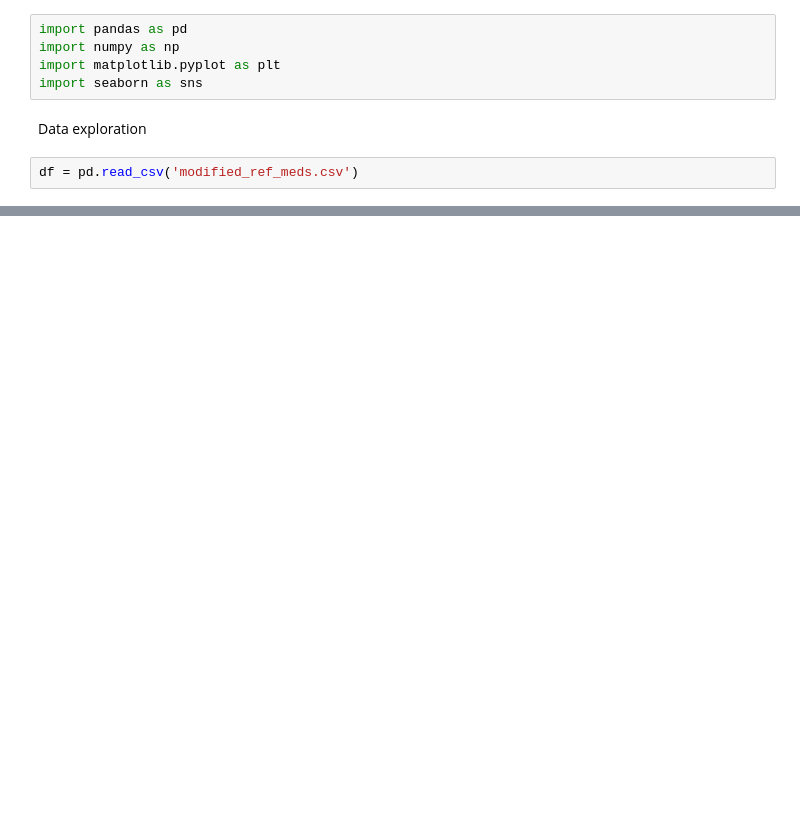
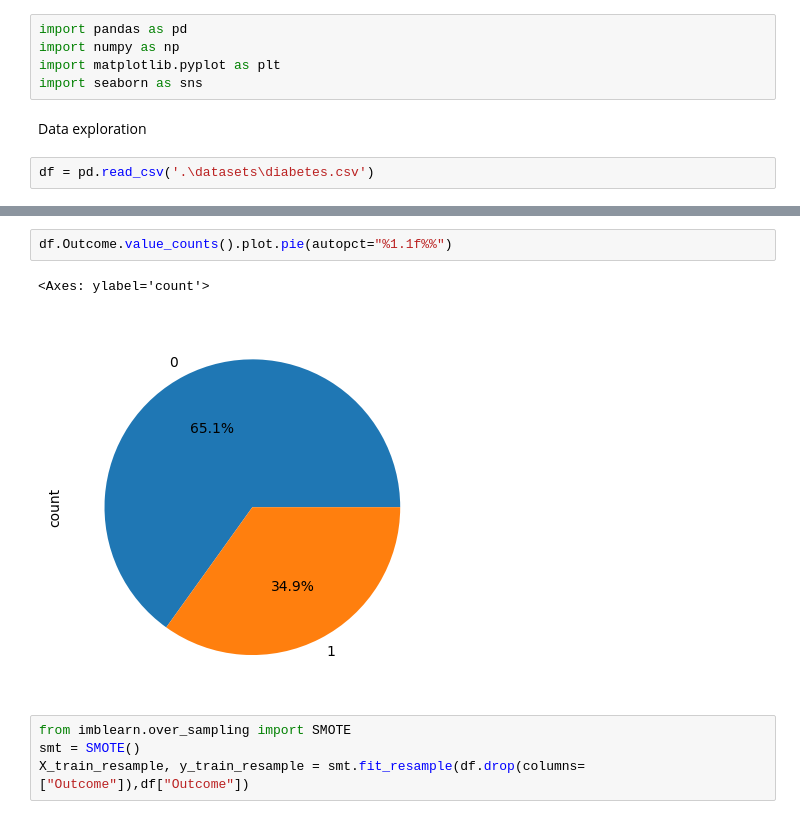
Before and after one commit to SinisterPlagueBot/dwa_w_dakchi, a Jupyter notebook: ml_server/testing.ipynb, the cells around one changed output, grey strips where cells are left out. Cells and saved outputs as stored; diff of their text form; blank space fills up the shorter version.

```diff
--- a/ml_server/testing.ipynb
+++ b/ml_server/testing.ipynb
@@ -6,7 +6,7 @@ import seaborn as sns
 # %% [markdown]
 Data exploration
 # %%
-df = pd.read_csv('modified_ref_meds.csv')
+df = pd.read_csv('.\datasets\diabetes.csv')
 # %%
 df.sample(4)
 # %% [output]
@@ -17,0 +37,9 @@ df.sample(4)
+# %%
+df.Outcome.value_counts().plot.pie(autopct="%1.1f%%")
+# %% [output]
+<Axes: ylabel='count'>
+[figure, added]
+# %%
+from imblearn.over_sampling import SMOTE
+smt = SMOTE()
+X_train_resample, y_train_resample = smt.fit_resample(df.drop(columns=["Outcome"]),df["Outcome"])
```
Also changed, not shown: parts of 27 cells of this notebook, 17 other files.
